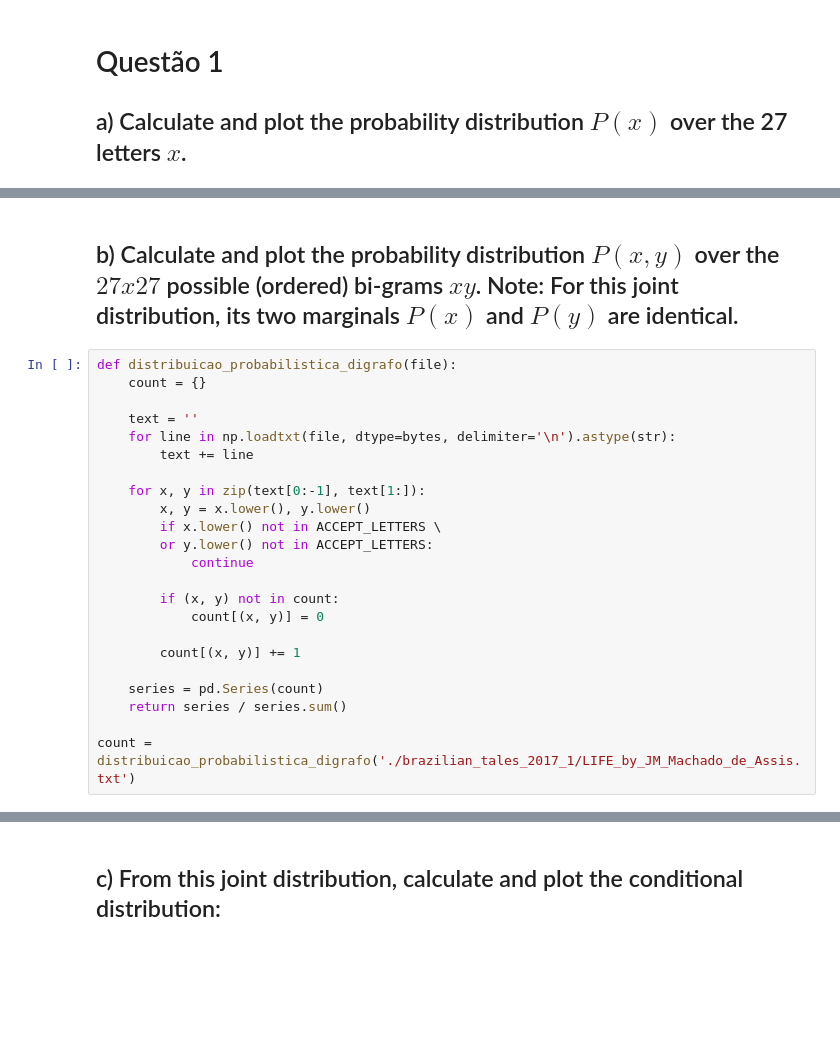
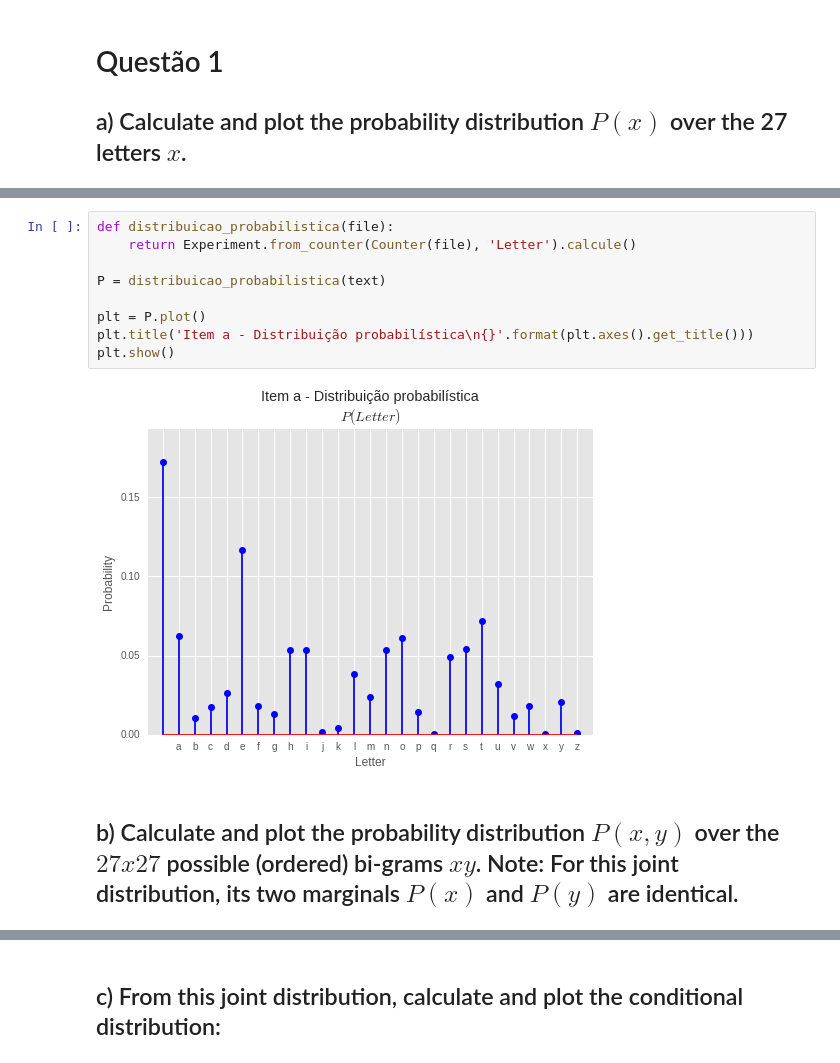
Before and after one commit to IFCE-Ciencia-da-Computacao-2011-2/UDM.316-Reconhecimento-de-Padroes, a Jupyter notebook: Exercicio 01 - 09.06/Exercicio 01.ipynb, the cells around one changed output, grey strips where cells are left out. Saved outputs shown, nothing was run; the diff lists cells and outputs as text; blank space fills up the shorter version.

```diff
--- a/Exercicio 01 - 09.06/Exercicio 01.ipynb
+++ b/Exercicio 01 - 09.06/Exercicio 01.ipynb
@@ -46,25 +42,13 @@ plt.show()
+# %%
+def distribuicao_probabilistica(file):
+    return Experiment.from_counter(Counter(file), 'Letter').calcule()
+
+P = distribuicao_probabilistica(text)
+
+plt = P.plot()
+plt.title('Item a - Distribuição probabilística\n{}'.format(plt.axes().get_title()))
+plt.show()
+# %% [output]
+[figure, added]
 # %% [markdown]
 ## b) Calculate and plot the probability distribution $P(x, y)$ over the $27 x 27$ possible (ordered) bi-grams $xy$. Note: For this joint distribution, its two marginals $P(x)$ and $P(y)$ are identical.
-# %%
-def distribuicao_probabilistica_digrafo(file):
-    count = {}
-
-    text = ''
-    for line in np.loadtxt(file, dtype=bytes, delimiter='\n').astype(str):
-        text += line
-
-    for x, y in zip(text[0:-1], text[1:]):
-        x, y = x.lower(), y.lower()
-        if x.lower() not in ACCEPT_LETTERS \
-        or y.lower() not in ACCEPT_LETTERS:
-            continue
-
-        if (x, y) not in count:
-            count[(x, y)] = 0
-
-        count[(x, y)] += 1
-
-    series = pd.Series(count)
-    return series / series.sum()
-
-count = distribuicao_probabilistica_digrafo('./brazilian_tales_2017_1/LIFE_by_JM_Machado_de_Assis.txt')
```
Also changed, not shown: parts of 19 cells of this notebook, 1 other file.
